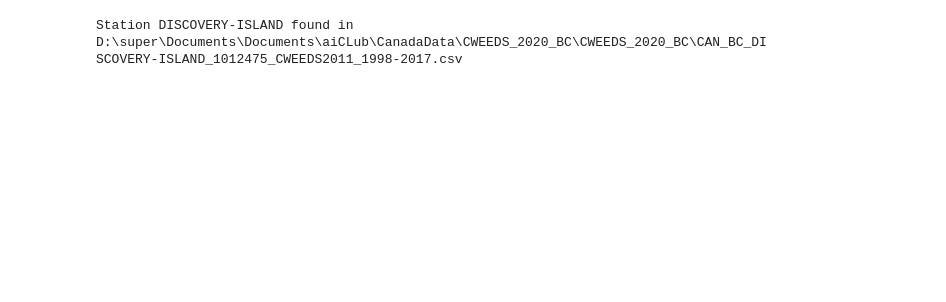
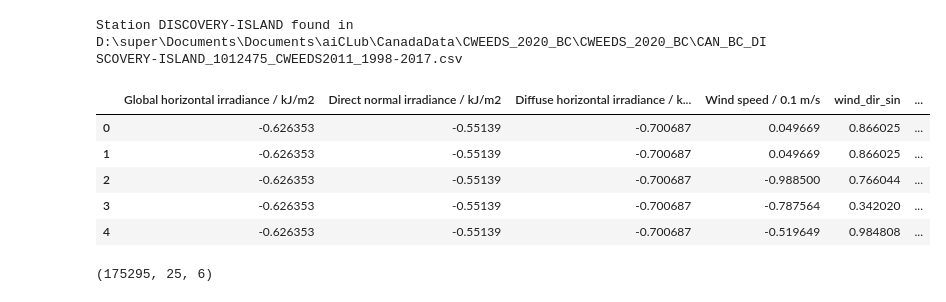
Before and after one commit to Watson15/cucai2025, a Jupyter notebook: code/BCData.ipynb, the cells around one changed output. Cells and saved outputs as stored; diff of their text form; code cells hidden in the pictures; blank space fills up the shorter version.

```diff
--- a/code/BCData.ipynb
+++ b/code/BCData.ipynb
@@ -278,10 +277,34 @@ def get_nearest_stations_data(nearest_stations, csv_files, station_name):
                 if(col == 'Year Month Day Hour (YYYYMMDDHH)'):
                     # df[col] = pd.to_datetime(df[col], format='%Y%m%d%H', errors='coerce')
                     #keep as string
+                    df = df.drop(columns=[col], axis=1)
                     continue
-                if(col=='Wind direction / 0-359 degrees' or col == 'Wind speed / 0.1 m/s' or col == 'Minutes of sunshine / 0-60 minutes'):
+                if(col=='Wind direction / 0-359 degrees'):
+                    df[col] = pd.to_numeric(df[col], errors='coerce').replace(99, np.nan)
+                    radians = np.deg2rad(df[col])
+                    df['wind_dir_sin'] = np.sin(radians)
+                    df['wind_dir_cos'] = np.cos(radians)
+                    df = df.drop(columns=[col], axis=1)
+                    continue
+
+                if(col == 'Minutes of sunshine / 0-60 minutes'):
                     df[col] = pd.to_numeric(df[col], errors='coerce').replace(99, np.nan)
                     continue
+
+                if(col == 'Wind speed / 0.1 m/s'):
+                    df[col] = pd.to_numeric(df[col], errors='coerce').replace(99, np.nan)
+                    mean = df[col].mean()
+                    std = df[col].std()
+                    df[col] = (df[col] - mean) / std
+                    continue
+
+                if (col == 'Global horizontal irradiance / kJ/m2' or col == 'Direct normal irradiance / kJ/m2' or col == 'Diffuse horizontal irradiance / kJ/m2'):
+                    df[col] = pd.to_numeric(df[col], errors='coerce').replace(9999, np.nan)
+                    mean = df[col].mean()
+                    std = df[col].std()
+                    df[col] = (df[col] - mean) / std
+                    continue
+
                 df[col] = pd.to_numeric(df[col], errors='coerce')
 
             dfs.append(df)
@@ -307,6 +329,15 @@ dfs = get_nearest_stations_data(nearest_stations, csv_files, station_name)
 # [print(df.shape) for df in dfs]
 # %% [output]
 Station DISCOVERY-ISLAND found in D:\super\Documents\Documents\aiCLub\CanadaData\CWEEDS_2020_BC\CWEEDS_2020_BC\CAN_BC_DISCOVERY-ISLAND_1012475_CWEEDS2011_1998-2017.csv
+# %%
+dfs[0].head()
+# %% [output]
+|  | Global horizontal irradiance / kJ/m2 | Direct normal irradiance / kJ/m2 | Diffuse horizontal irradiance / k... | Wind speed / 0.1 m/s | wind_dir_sin | ... |
+| 0 | -0.626353 | -0.55139 | -0.700687 | 0.049669 | 0.866025 | ... |
+| 1 | -0.626353 | -0.55139 | -0.700687 | 0.049669 | 0.866025 | ... |
+| 2 | -0.626353 | -0.55139 | -0.700687 | -0.988500 | 0.766044 | ... |
+| 3 | -0.626353 | -0.55139 | -0.700687 | -0.787564 | 0.342020 | ... |
+| 4 | -0.626353 | -0.55139 | -0.700687 | -0.519649 | 0.984808 | ... |
 # %%
 def sum_attributes_per_interval(df, interval):
     results = []
@@ -341,6 +372,10 @@ for index, station in nearest_stations.iterrows():
     chunked_df = chunk(dfs[rows], interval=25)
     rows+=1
     chunked_dfs.append(chunked_df)
+# %%
+print(chunked_dfs[0].shape)
+# %% [output]
+(175295, 25, 6)
 # %%
 import torch
 import torch.nn as nn
```
Also changed, not shown: parts of 11 cells of this notebook.
